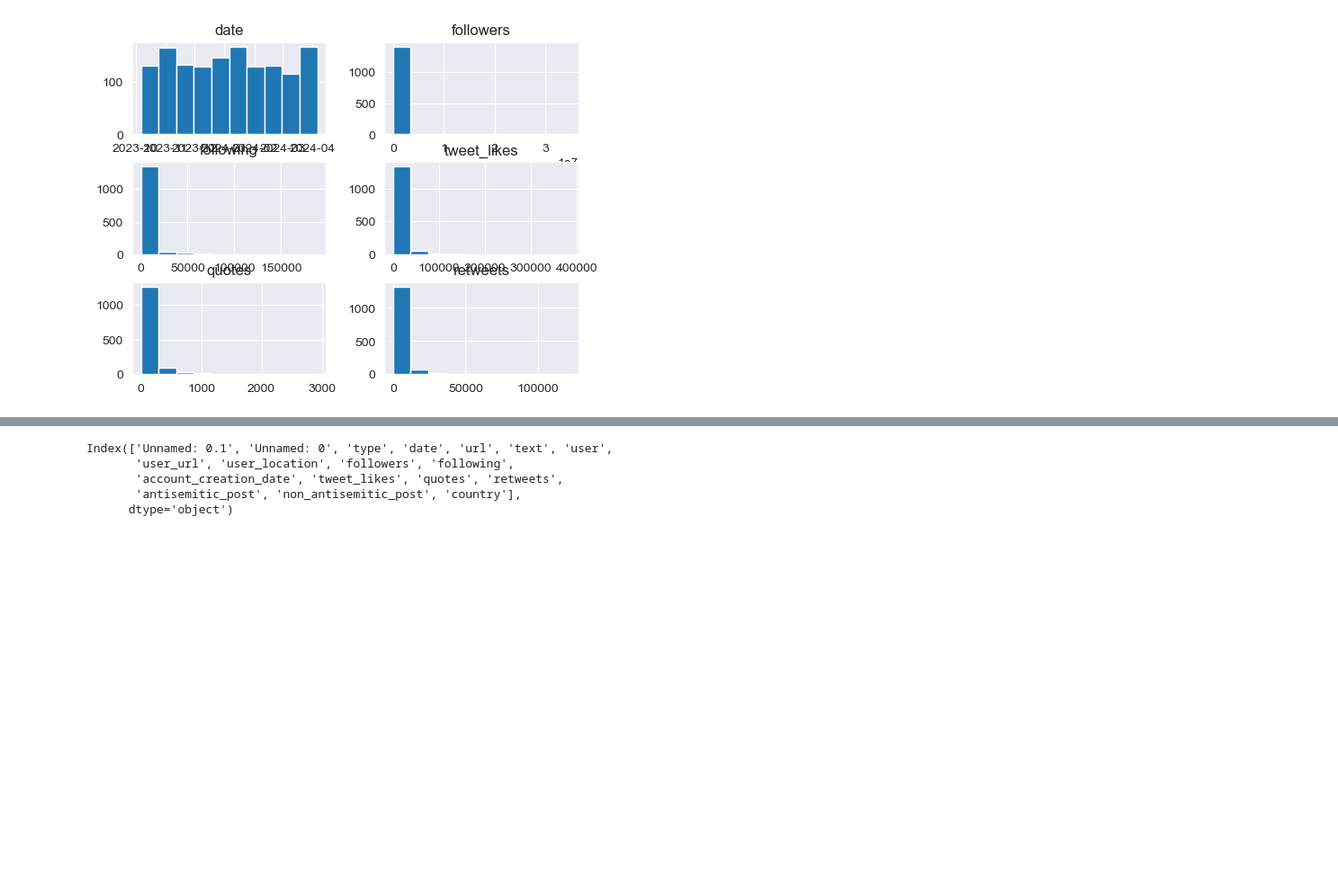
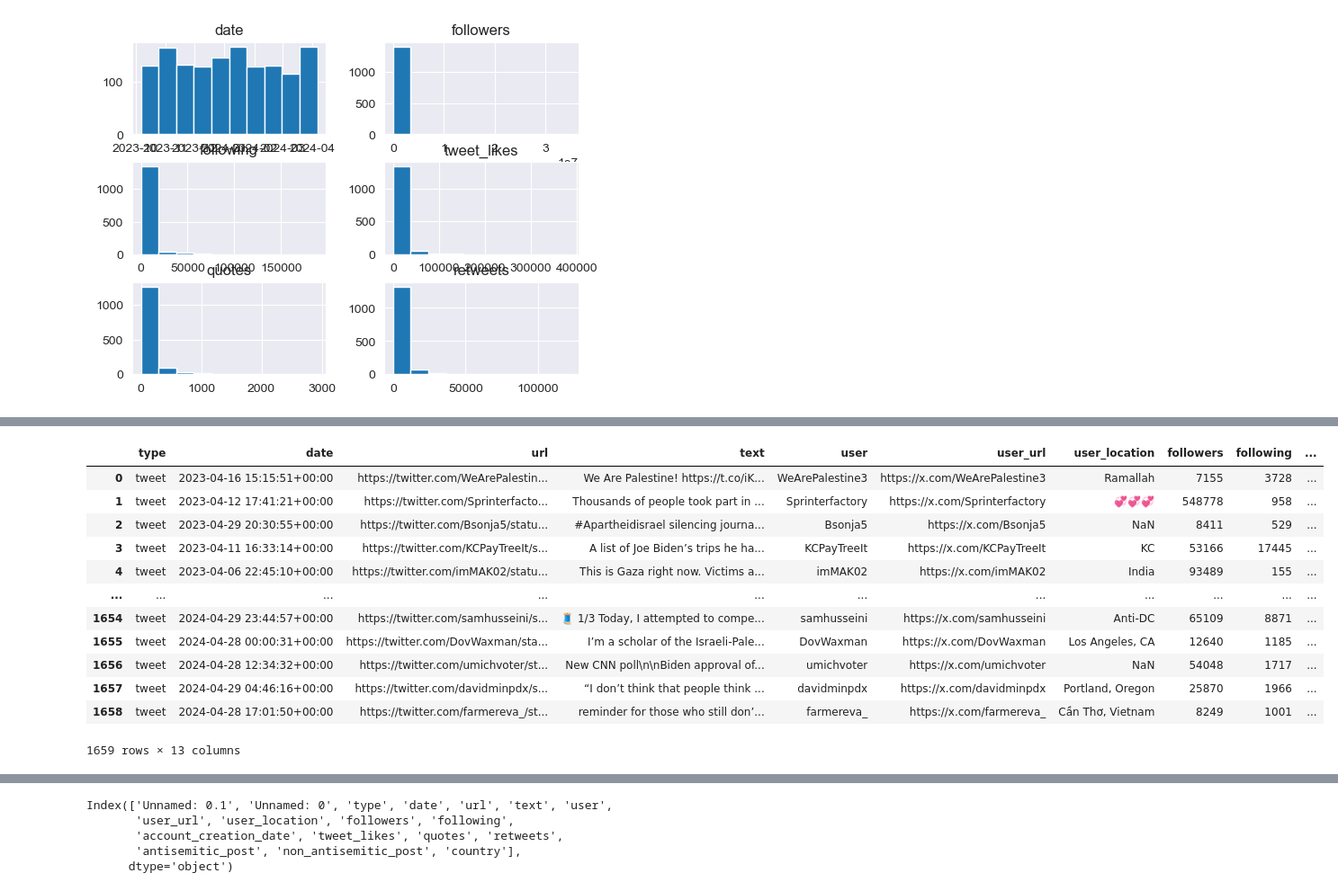
Before and after one commit to ArkhipovG/AntisemitismAwareBot, a Jupyter notebook: Twitter_analysis/data_scraping_preproc.ipynb, the cells around one changed output, grey strips where cells are left out. Shown at 90% size. Saved outputs shown, nothing was run; the diff lists cells and outputs as text; code cells hidden in the pictures; blank space fills up the shorter version.

```diff
--- a/Twitter_analysis/data_scraping_preproc.ipynb
+++ b/Twitter_analysis/data_scraping_preproc.ipynb
@@ -251,3 +249,5 @@ array([[<Axes: title={'center': 'date'}>,
 # df_analysed = df
 # %%
 import pandas as pd
+# %%
+df_cleaned = pd.read_csv('cleaned_df_antisemitic_12_05_24.csv')
@@ -254,4 +276,4 @@ import pandas as pd
 # %%
 df_analysed = pd.read_csv('analysed_df_with_countries(final2).csv')
 # %%
-df_analysed = df_analysed.drop(columns=['Unnamed: 0.1', 'Unnamed: 0'])
+df_cleaned = df_cleaned.drop(columns=['Unnamed: 0'])
@@ -274,3 +280,19 @@ df_analysed
+# %%
+df_cleaned
+# %% [output]
+|  | type | date | url | text | user | user_url | user_location | followers | following | ... |
+| 0 | tweet | 2023-04-16 15:15:51+00:00 | https://twitter.com/WeArePalestin... | We Are Palestine! https://t.co/iK... | WeArePalestine3 | https://x.com/WeArePalestine3 | Ramallah | 7155 | 3728 | ... |
+| 1 | tweet | 2023-04-12 17:41:21+00:00 | https://twitter.com/Sprinterfacto... | Thousands of people took part in ... | Sprinterfactory | https://x.com/Sprinterfactory | 💞💞💞 | 548778 | 958 | ... |
+| 2 | tweet | 2023-04-29 20:30:55+00:00 | https://twitter.com/Bsonja5/statu... | #Apartheidisrael silencing journa... | Bsonja5 | https://x.com/Bsonja5 | NaN | 8411 | 529 | ... |
+| 3 | tweet | 2023-04-11 16:33:14+00:00 | https://twitter.com/KCPayTreeIt/s... | A list of Joe Biden’s trips he ha... | KCPayTreeIt | https://x.com/KCPayTreeIt | KC | 53166 | 17445 | ... |
+| 4 | tweet | 2023-04-06 22:45:10+00:00 | https://twitter.com/imMAK02/statu... | This is Gaza right now. Victims a... | imMAK02 | https://x.com/imMAK02 | India | 93489 | 155 | ... |
+| ... | ... | ... | ... | ... | ... | ... | ... | ... | ... | ... |
+| 1654 | tweet | 2024-04-29 23:44:57+00:00 | https://twitter.com/samhusseini/s... | 🧵 1/3 Today, I attempted to compe... | samhusseini | https://x.com/samhusseini | Anti-DC | 65109 | 8871 | ... |
+| 1655 | tweet | 2024-04-28 00:00:31+00:00 | https://twitter.com/DovWaxman/sta... | I’m a scholar of the Israeli-Pale... | DovWaxman | https://x.com/DovWaxman | Los Angeles, CA | 12640 | 1185 | ... |
+| 1656 | tweet | 2024-04-28 12:34:32+00:00 | https://twitter.com/umichvoter/st... | New CNN poll\n\nBiden approval of... | umichvoter | https://x.com/umichvoter | NaN | 54048 | 1717 | ... |
+| 1657 | tweet | 2024-04-29 04:46:16+00:00 | https://twitter.com/davidminpdx/s... | “I don’t think that people think ... | davidminpdx | https://x.com/davidminpdx | Portland, Oregon | 25870 | 1966 | ... |
+| 1658 | tweet | 2024-04-28 17:01:50+00:00 | https://twitter.com/farmereva_/st... | reminder for those who still don’... | farmereva_ | https://x.com/farmereva_ | Cần Thơ, Vietnam | 8249 | 1001 | ... |
+1659 rows × 13 columns
 # %%
 import seaborn as sns
 # %%
```
Also changed, not shown: parts of 7 cells of this notebook, 1 other file.
